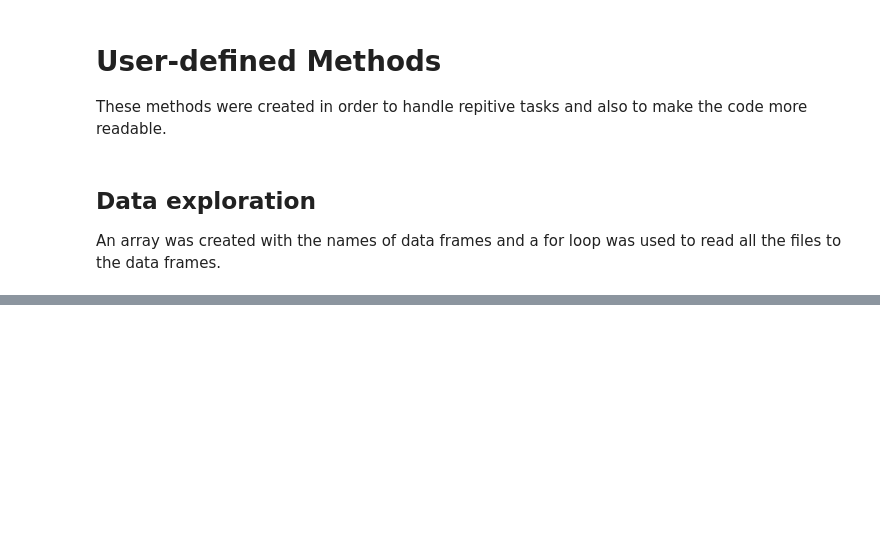
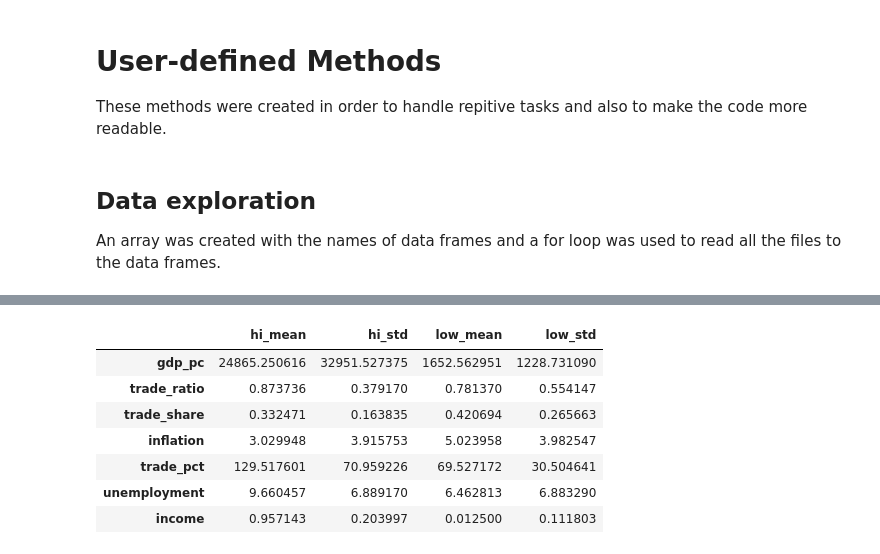
Before and after one commit to Dirghayu-Shah/landlocked-neighborhood-effect, a Jupyter notebook: landlocked_neighborhood_effect.ipynb, the cells around one changed output, grey strips where cells are left out. Drawn from its saved outputs; the diff is of its cells as text; code cells hidden in the pictures; blank space fills up the shorter version.

```diff
--- a/landlocked_neighborhood_effect.ipynb
+++ b/landlocked_neighborhood_effect.ipynb
@@ -88,0 +135,7 @@ landlocked.to_csv("datafiles/landlocked.csv")
+# %%
+landlocked_2018 = landlocked.xs(2018, level='year')
+low_2018 = landlocked_2018[landlocked_2018.income == 0]
+high_2018 = landlocked_2018[landlocked_2018.income == 1]
+
+low_income = landlocked.loc[low_2018.index]
+high_income = landlocked.loc[high_2018.index]
@@ -88,0 +144,16 @@ landlocked.to_csv("datafiles/landlocked.csv")
+# %%
+hi_mean = pd.DataFrame(data={'hi_mean':high_income.mean(numeric_only = True)})
+low_mean = pd.DataFrame(data={'low_mean':low_income.mean(numeric_only = True)})
+hi_std = pd.DataFrame(data={'hi_std':high_income.std(numeric_only = True)})
+low_std = pd.DataFrame(data={'low_std':low_income.std(numeric_only = True)})
+
+pd.concat([hi_mean, hi_std, low_mean, low_std], axis = 1)
+# %% [output]
+|  | hi_mean | hi_std | low_mean | low_std |
+| gdp_pc | 24865.250616 | 32951.527375 | 1652.562951 | 1228.731090 |
+| trade_ratio | 0.873736 | 0.379170 | 0.781370 | 0.554147 |
+| trade_share | 0.332471 | 0.163835 | 0.420694 | 0.265663 |
+| inflation | 3.029948 | 3.915753 | 5.023958 | 3.982547 |
+| trade_pct | 129.517601 | 70.959226 | 69.527172 | 30.504641 |
+| unemployment | 9.660457 | 6.889170 | 6.462813 | 6.883290 |
+| income | 0.957143 | 0.203997 | 0.012500 | 0.111803 |
```
Also changed, not shown: parts of 15 cells of this notebook, 1 other file.
